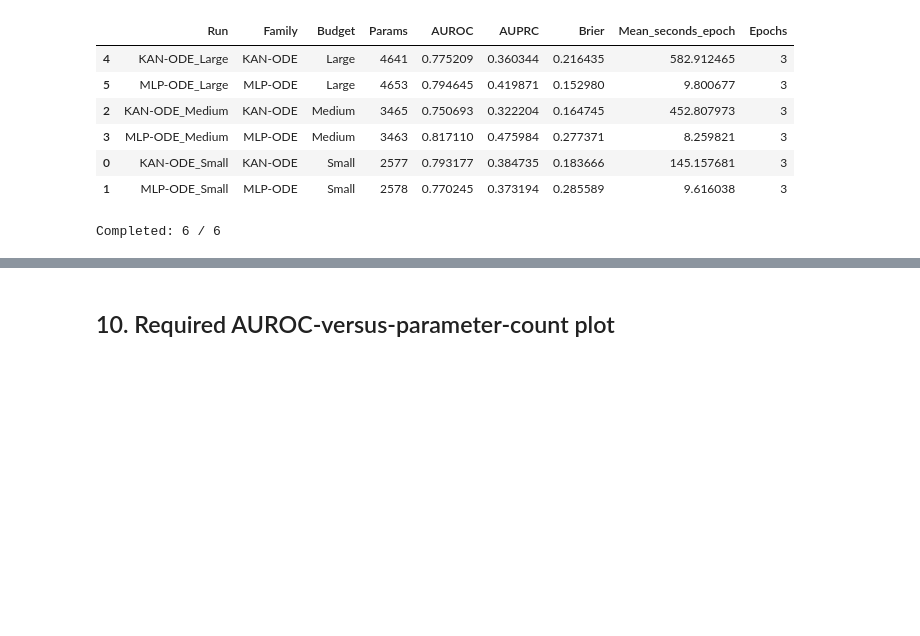
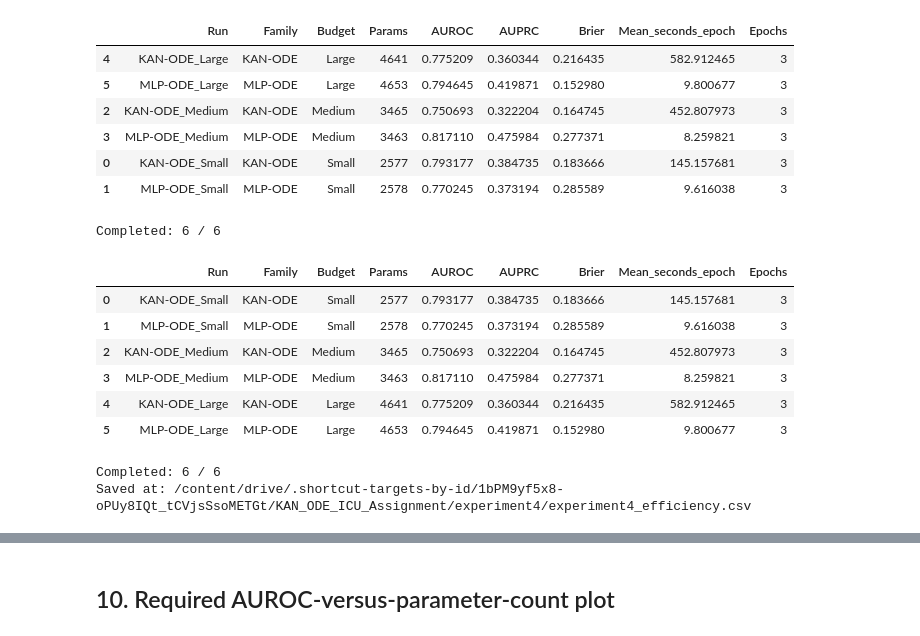
Before and after one commit to elsasjsu/DATA-255_DeepLearning, a Jupyter notebook: Rose_Elsa_ECHW2_EXP4.ipynb, the cells around one changed output, grey strips where cells are left out. Saved outputs shown, nothing was run; the diff lists cells and outputs as text; code cells hidden in the pictures; blank space fills up the shorter version.

```diff
--- a/Rose_Elsa_ECHW2_EXP4.ipynb
+++ b/Rose_Elsa_ECHW2_EXP4.ipynb
@@ -325,6 +361,28 @@ MLP-ODE_Large {'epoch': 3, 'loss': np.float64(1.193561914292249), 'seconds': 9.6
 | 0 | KAN-ODE_Small | KAN-ODE | Small | 2577 | 0.793177 | 0.384735 | 0.183666 | 145.157681 | 3 |
 | 1 | MLP-ODE_Small | MLP-ODE | Small | 2578 | 0.770245 | 0.373194 | 0.285589 | 9.616038 | 3 |
 Completed: 6 / 6
+# %%
+import pandas as pd
+from pathlib import Path
+
+EXP4_DIR = Path("/content/drive/.shortcut-targets-by-id/1bPM9yf5x8-oPUy8IQt_tCVjsSsoMETGt/KAN_ODE_ICU_Assignment/experiment4")
+RESULT_CSV = EXP4_DIR / "experiment4_efficiency.csv"
+
+exp4_results = pd.read_csv(RESULT_CSV)
+
+display(exp4_results)
+print("Completed:", len(exp4_results), "/ 6")
+print("Saved at:", RESULT_CSV)
+# %% [output]
+|  | Run | Family | Budget | Params | AUROC | AUPRC | Brier | Mean_seconds_epoch | Epochs |
+| 0 | KAN-ODE_Small | KAN-ODE | Small | 2577 | 0.793177 | 0.384735 | 0.183666 | 145.157681 | 3 |
+| 1 | MLP-ODE_Small | MLP-ODE | Small | 2578 | 0.770245 | 0.373194 | 0.285589 | 9.616038 | 3 |
+| 2 | KAN-ODE_Medium | KAN-ODE | Medium | 3465 | 0.750693 | 0.322204 | 0.164745 | 452.807973 | 3 |
+| 3 | MLP-ODE_Medium | MLP-ODE | Medium | 3463 | 0.817110 | 0.475984 | 0.277371 | 8.259821 | 3 |
+| 4 | KAN-ODE_Large | KAN-ODE | Large | 4641 | 0.775209 | 0.360344 | 0.216435 | 582.912465 | 3 |
+| 5 | MLP-ODE_Large | MLP-ODE | Large | 4653 | 0.794645 | 0.419871 | 0.152980 | 9.800677 | 3 |
+Completed: 6 / 6
+Saved at: /content/drive/.shortcut-targets-by-id/1bPM9yf5x8-oPUy8IQt_tCVjsSsoMETGt/KAN_ODE_ICU_Assignment/experiment4/experiment4_efficiency.csv
 # %%
 import pandas as pd
 from pathlib import Path
```
Also changed, not shown: parts of 13 cells of this notebook.
